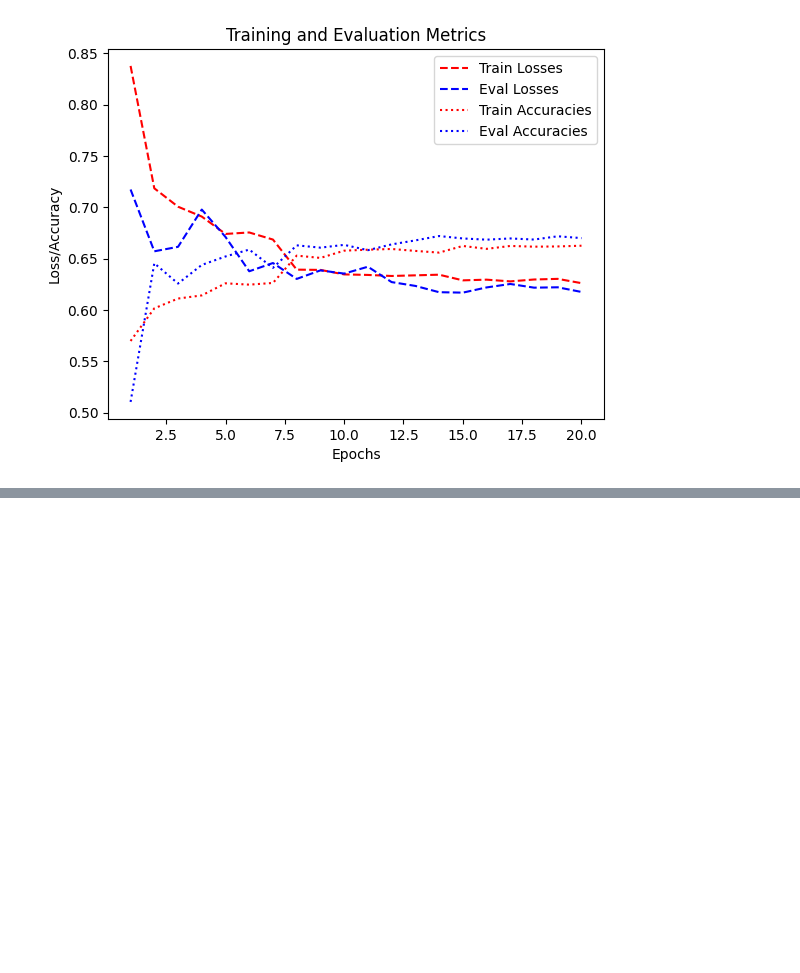
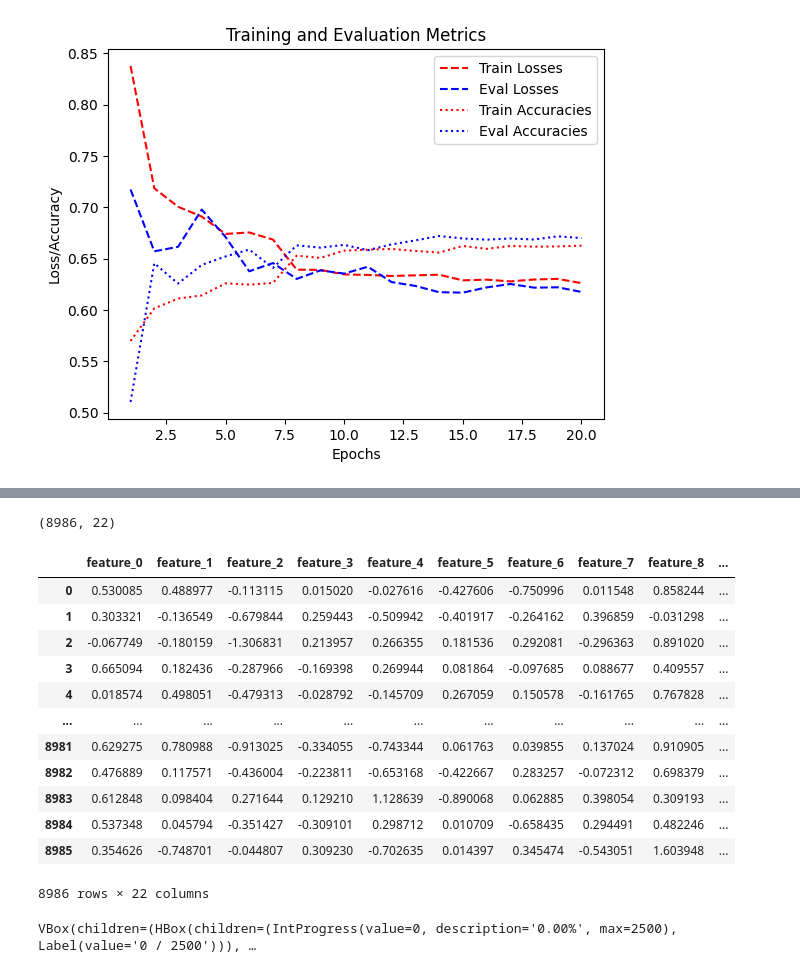
Before and after one commit to egehanyorulmaz/hateful-meme-detection, a Jupyter notebook: colab_image_modeling.ipynb, the cells around one changed output, grey strips where cells are left out. Saved outputs shown, nothing was run; the diff lists cells and outputs as text; code cells hidden in the pictures; blank space fills up the shorter version.

Commit message:
added the feature extraction from images

```diff
--- a/colab_image_modeling.ipynb
+++ b/colab_image_modeling.ipynb
@@ -229,5 +266,5 @@ Length after processing:  (4042, 6)
 # %%
-df = df.head(1000)
+# df = df.head(1000)
 # %% [markdown]
 ### Modeling
 # %%
@@ -297,4 +366,6 @@ mean, std
 # %%
+BATCH_SIZE = 32
+
 # Data augmentation and normalization for training
 # Just normalization for validation
 data_transforms = {
@@ -312,17 +383,17 @@ data_transforms = {
         transforms.Normalize(mean, std)]),
 }
 
-data_dir = "/content/drive/MyDrive/UChicago_MachineLearning/Machine_Learning/Final_Project/data_preprocessed/train"
+data_dir = "/content/drive/MyDrive/UChicago_MachineLearning/Machine_Learning/Final_Project/data_preprocessed/"
 
-image_datasets = {x: datasets.ImageFolder(data_dir,
-                                          data_transforms[x])
+image_datasets = {x: ImageFolderWithPaths(data_dir + x, data_transforms[x])
                   for x in ['train', 'eval']}
+
+
+dataloaders = {x: torch.utils.data.DataLoader(image_datasets[x], batch_size=BATCH_SIZE,
+                                             shuffle=False, num_workers=4)
+              for x in ['train', 'eval']}
+
+dataset_sizes = {x: len(image_datasets[x]) for x in ['train', 'eval']}
+class_names = image_datasets['train'].classes
+
+device = torch.device("cuda:0" if torch.cuda.is_available() else "cpu")
-# %%
-dataloaders = {x: torch.utils.data.DataLoader(image_datasets[x], batch_size=4,
-                                             shuffle=True, num_workers=3)
-              for x in ['train', 'eval']}
-
-dataset_sizes = {x: len(image_datasets[x]) for x in ['train', 'eval']}
-class_names = image_datasets['train'].classes
-
-device = torch.device("cuda:0" if torch.cuda.is_available() else "cpu")
@@ -553,0 +640,15 @@ plt.show()
+# %%
+import torch
+import torchvision
+import numpy as np
+
+# Load pretrained model and modify final layer
+model_conv = torchvision.models.resnet18(pretrained=True)
+for param in model_conv.parameters():
+    param.requires_grad = False
+
+num_ftrs = model_conv.fc.in_features
+model_conv.fc = torch.nn.Linear(num_ftrs, 20)
+
+device = torch.device("cuda" if torch.cuda.is_available() else "cpu")
+model_conv = model_conv.to(device)
@@ -553,0 +779,24 @@ plt.show()
+# %%
+feature_df.shape
+# %% [output]
+(8986, 22)
+# %%
+feature_df
+# %% [output]
+|  | feature_0 | feature_1 | feature_2 | feature_3 | feature_4 | feature_5 | feature_6 | feature_7 | feature_8 | ... |
+| 0 | 0.530085 | 0.488977 | -0.113115 | 0.015020 | -0.027616 | -0.427606 | -0.750996 | 0.011548 | 0.858244 | ... |
+| 1 | 0.303321 | -0.136549 | -0.679844 | 0.259443 | -0.509942 | -0.401917 | -0.264162 | 0.396859 | -0.031298 | ... |
+| 2 | -0.067749 | -0.180159 | -1.306831 | 0.213957 | 0.266355 | 0.181536 | 0.292081 | -0.296363 | 0.891020 | ... |
+| 3 | 0.665094 | 0.182436 | -0.287966 | -0.169398 | 0.269944 | 0.081864 | -0.097685 | 0.088677 | 0.409557 | ... |
+| 4 | 0.018574 | 0.498051 | -0.479313 | -0.028792 | -0.145709 | 0.267059 | 0.150578 | -0.161765 | 0.767828 | ... |
+| ... | ... | ... | ... | ... | ... | ... | ... | ... | ... | ... |
+| 8981 | 0.629275 | 0.780988 | -0.913025 | -0.334055 | -0.743344 | 0.061763 | 0.039855 | 0.137024 | 0.910905 | ... |
+| 8982 | 0.476889 | 0.117571 | -0.436004 | -0.223811 | -0.653168 | -0.422667 | 0.283257 | -0.072312 | 0.698379 | ... |
+| 8983 | 0.612848 | 0.098404 | 0.271644 | 0.129210 | 1.128639 | -0.890068 | 0.062885 | 0.398054 | 0.309193 | ... |
+| 8984 | 0.537348 | 0.045794 | -0.351427 | -0.309101 | 0.298712 | 0.010709 | -0.658435 | 0.294491 | 0.482246 | ... |
+| 8985 | 0.354626 | -0.748701 | -0.044807 | 0.309230 | -0.702635 | 0.014397 | 0.345474 | -0.543051 | 1.603948 | ... |
+8986 rows × 22 columns
+# %%
+main_df["img_name"] = main_df["img"].parallel_apply(lambda t: t.split("/")[-1])
+# %% [output]
+VBox(children=(HBox(children=(IntProgress(value=0, description='0.00%', max=2500), Label(value='0 / 2500'))), …
```
Also changed, not shown: parts of 27 cells of this notebook.
